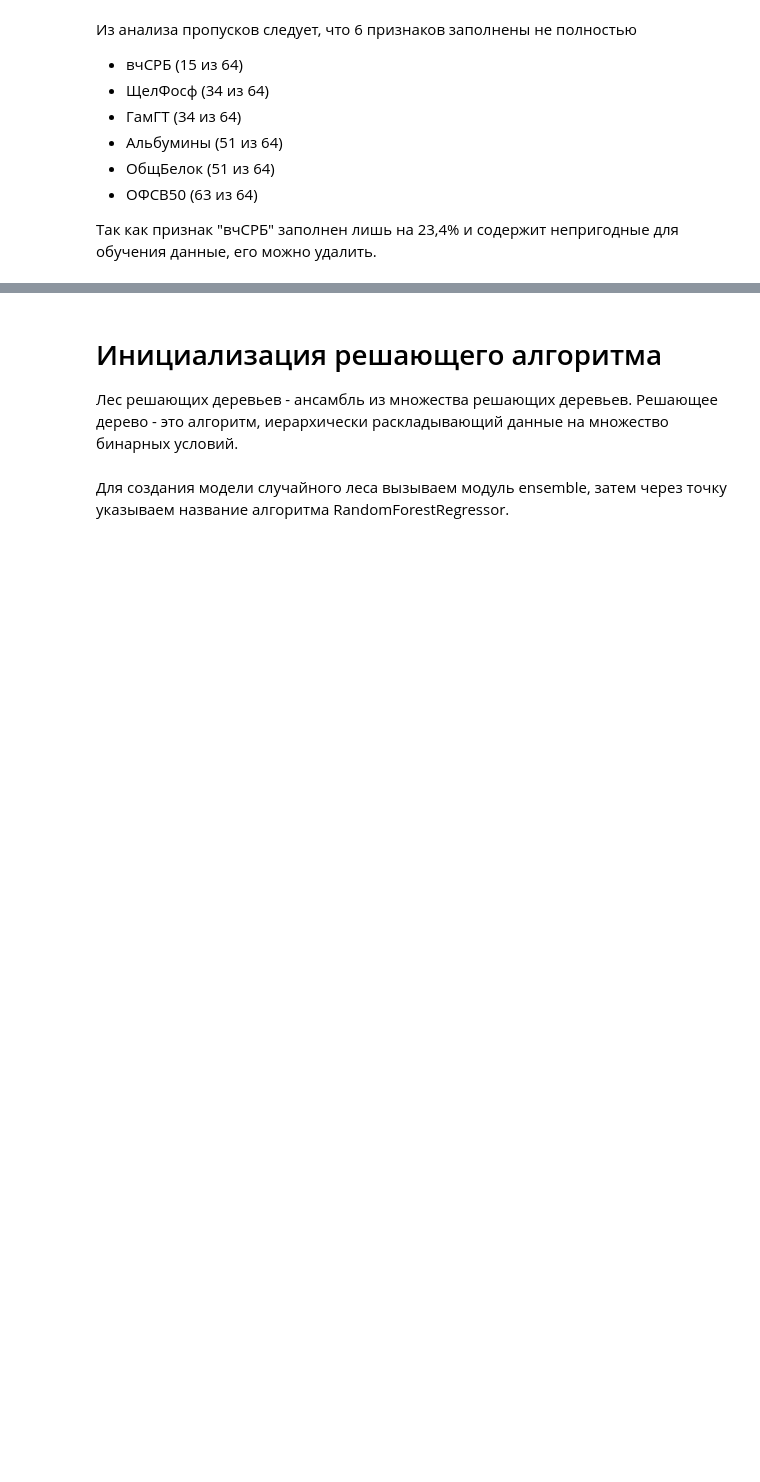
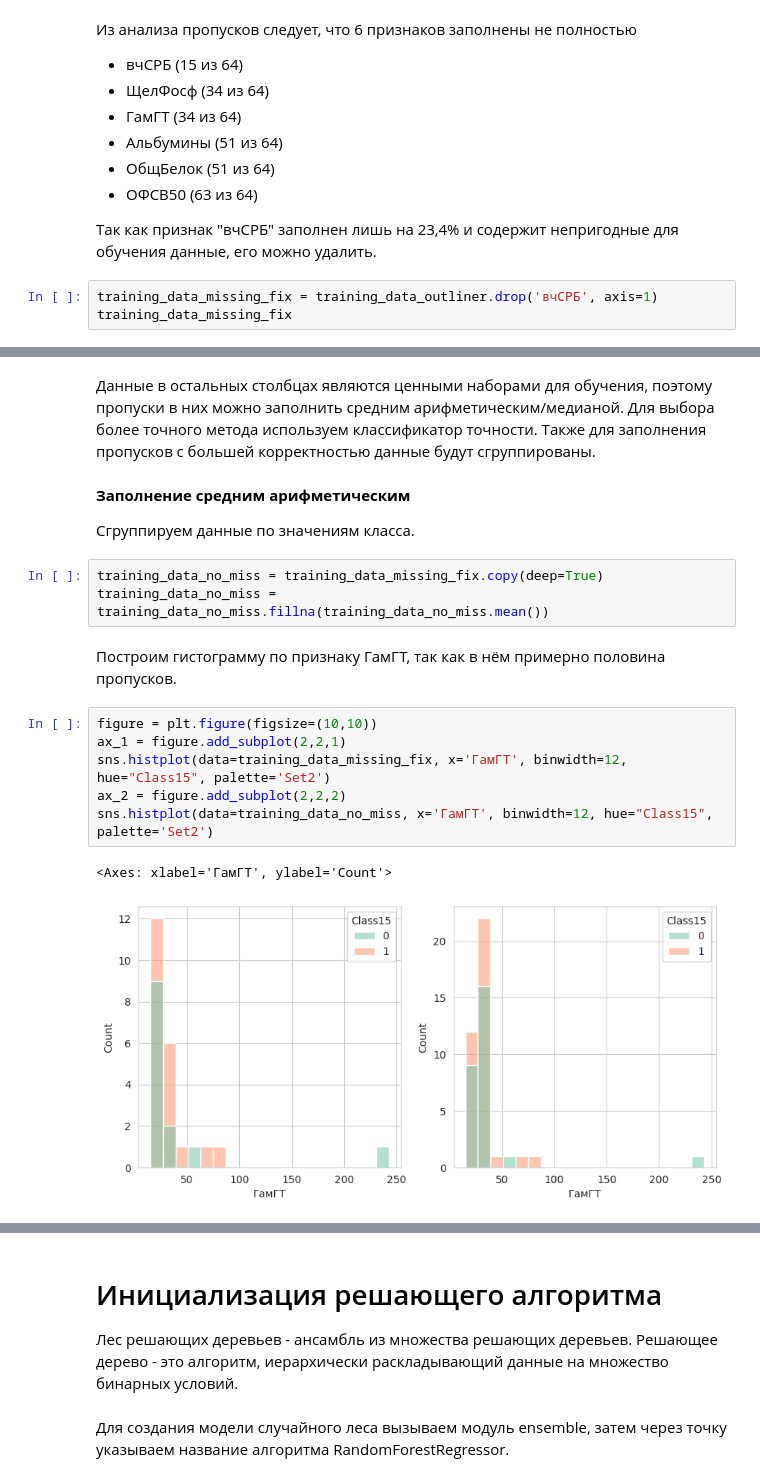
Before and after one commit to AlexBaunti/Prediction_AI, a Jupyter notebook: RandomTreeMethod.ipynb, the cells around one changed output, grey strips where cells are left out. Cells and saved outputs as stored; diff of their text form; blank space fills up the shorter version.

```diff
--- a/RandomTreeMethod.ipynb
+++ b/RandomTreeMethod.ipynb
@@ -178,3 +269,6 @@ msno.matrix(training_samples);
 *   ОФСВ50 (63 из 64)
 
 Так как признак "вчСРБ" заполнен лишь на 23,4% и содержит непригодные для обучения данные, его можно удалить.
+# %%
+training_data_missing_fix = training_data_outliner.drop('вчСРБ', axis=1)
+training_data_missing_fix
@@ -180,0 +289,20 @@ msno.matrix(training_samples);
+# %% [markdown]
+Данные в остальных столбцах являются ценными наборами для обучения, поэтому пропуски в них можно заполнить средним арифметическим/медианой. Для выбора более точного метода используем классификатор точности. Также для заполнения пропусков с большей корректностью данные будут сгруппированы.
+# %% [markdown]
+**Заполнение средним арифметическим**
+
+Сгруппируем данные по значениям класса.
+# %%
+training_data_no_miss = training_data_missing_fix.copy(deep=True)
+training_data_no_miss = training_data_no_miss.fillna(training_data_no_miss.mean())
+# %% [markdown]
+Построим гистограмму по признаку ГамГТ, так как в нём примерно половина пропусков.
+# %%
+figure = plt.figure(figsize=(10,10))
+ax_1 = figure.add_subplot(2,2,1)
+sns.histplot(data=training_data_missing_fix, x='ГамГТ', binwidth=12, hue="Class15", palette='Set2')
+ax_2 = figure.add_subplot(2,2,2)
+sns.histplot(data=training_data_no_miss, x='ГамГТ', binwidth=12, hue="Class15", palette='Set2')
+# %% [output]
+<Axes: xlabel='ГамГТ', ylabel='Count'>
+[figure, added]
```
Also changed, not shown: parts of 69 cells of this notebook.
